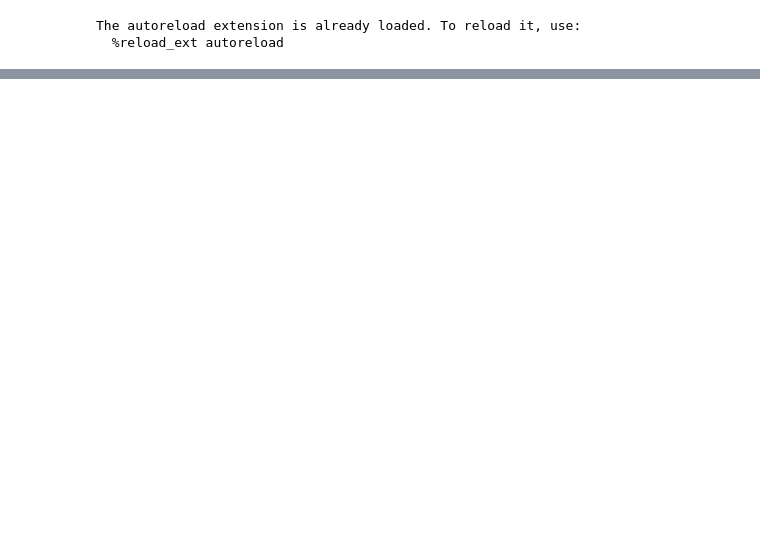
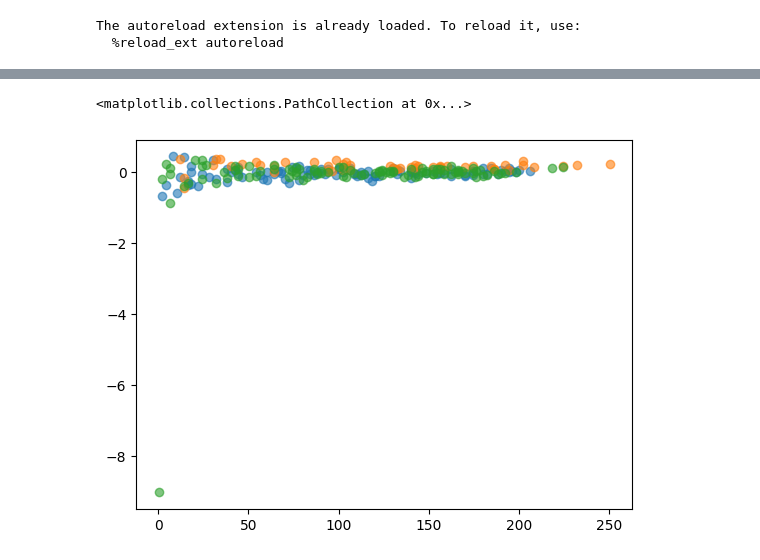
Before and after one commit to CodingBash/CRISPR-shrinkage, a Jupyter notebook: notebooks/CRISPRshrinkageTest.ipynb, the cells around one changed output, grey strips where cells are left out. Drawn from its saved outputs; the diff is of its cells as text; code cells hidden in the pictures; blank space fills up the shorter version.

```diff
--- a/notebooks/CRISPRshrinkageTest.ipynb
+++ b/notebooks/CRISPRshrinkageTest.ipynb
@@ -215,0 +195,17 @@ pop1_dup_factor_list is None
+# %%
+rep_i = 0
+observational_lfc_rep = [guide.LFC_estimate_per_replicate[rep_i] for guide in results.adjusted_observation_guides]
+observational_count_rep = [guide.pop1_normalized_count_reps[rep_i] + guide.pop1_normalized_count_reps[rep_i] for guide in results.adjusted_observation_guides]
+
+positive_lfc_rep = [guide.LFC_estimate_per_replicate[rep_i] for guide in results.adjusted_positive_control_guides]
+positive_count_rep = [guide.pop1_normalized_count_reps[rep_i] + guide.pop1_normalized_count_reps[rep_i] for guide in results.adjusted_positive_control_guides]
+
+negative_lfc_rep = [guide.LFC_estimate_per_replicate[rep_i] for guide in results.adjusted_negative_control_guides]
+negative_count_rep = [guide.pop1_normalized_count_reps[rep_i] + guide.pop1_normalized_count_reps[rep_i] for guide in results.adjusted_negative_control_guides]
+
+plt.scatter(observational_count_rep, observational_lfc_rep, alpha=0.6, label="observation")
+plt.scatter(positive_count_rep, positive_lfc_rep, alpha=0.6, label="observation")
+plt.scatter(negative_count_rep, negative_lfc_rep, alpha=0.6, label="observation")
+# %% [output]
+<matplotlib.collections.PathCollection at 0x...>
+[figure, added]
```
Also changed, not shown: parts of 23 cells of this notebook, 1 other file.
